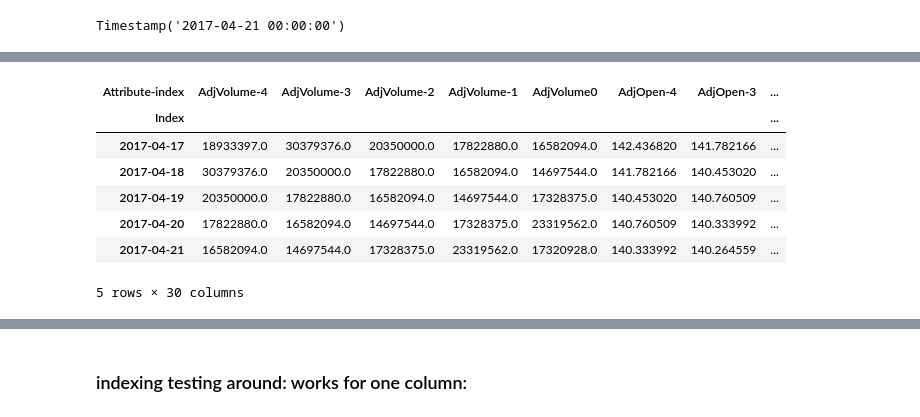
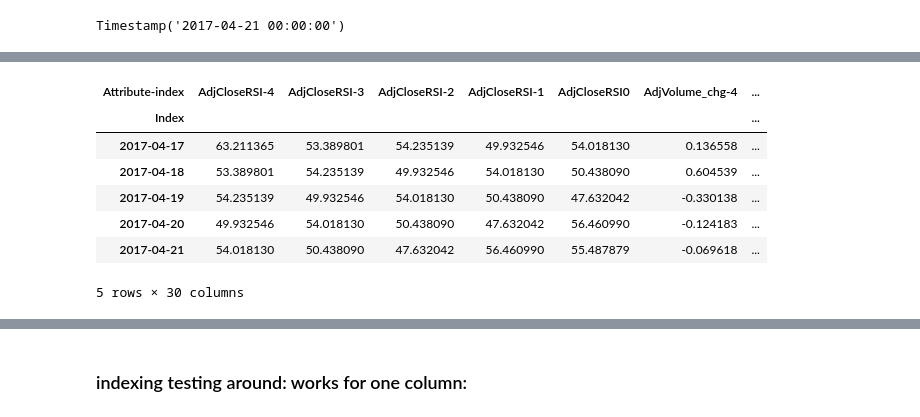
Before and after one commit to Lindstaedt/Stock-recommendation-with-ML, a Jupyter notebook: trader.ipynb, the cells around one changed output, grey strips where cells are left out. Cells and saved outputs as stored; diff of their text form; code cells hidden in the pictures.

```diff
--- a/trader.ipynb
+++ b/trader.ipynb
@@ -306,51 +350,71 @@ target_row
 # %%
-df_X = pd.DataFrame()
+def create_feature_cols_df(df_X_base_data, n_days_features=n_days_features):
+    '''
+    Take dataframe with date index (sorted increasing time) with multiple columns and return a new wider dataframe
+    where the rows for the last n_days_features have been pivoted into additional columns
+    Input:
+        df_X_base_data - dataframe with date index
+    Output:
+        df_X - datafram that has length of df_X_base_data.shape[0] - n_days_features and more columns than df_X_base_data
+    '''
+
+    df_X = pd.DataFrame()
+
+    # total lenght of df
+    n_data_points = df_X_base_data.shape[0]
+
+    # cycle through each row of df, start at n_days_features-1 because we wouldn't have enough history for first rows
+    for i in tqdm(range(n_days_features, n_data_points+1), desc='reshaping data into feature rows'):
+        # i contains the rows number of df
+
+        df_extract = df_X_base_data.iloc[i-n_days_features:i, :]
+
+        # pull out n_days_features of rows from current position
+        df_extract = df_X_base_data.iloc[i-n_days_features:i, :].copy()
+
+        # change the index to be "days into the past" - eg current day is 0, prior day is -1, ...
+        df_extract.loc[:, 'row_index'] = range(-n_days_features+1, 1)
+
+        # make this the new index
+        df_extract.set_index('row_index', inplace=True)
+
+        # unstack and make it tall (ie unpivot)
+        df_extract = df_extract.unstack().reset_index()
+
+        # create new column with combined field names of attribute and index
+        # eg: AdjClose-1 for the adjusted close of day N-1 or AdjHigh-4 for the adjusted High of day N-4
+        df_extract['Attribute-index'] = df_extract['Attributes'] + df_extract['row_index'].apply(str)
+        # then drop Attributes and row_index columns since they are not needed anymore
+        df_extract.drop(columns=['Attributes', 'row_index'], inplace=True)
+
+        # set index one and transpose
+        target_row = df_extract.set_index('Attribute-index').T
+        # we now have one row of data that represents the prior n_feature_days worth of data
+
+        # fill in the target_row index with the date from the index of the source dataframe df_X_base_data (ie, day N)
+        target_row['Index'] = df_X_base_data.index.to_list()[i-1] # zero-indexed so need minus 1
+        target_row = target_row.set_index('Index')
+
+        df_X = df_X.append(target_row)
+
+    return df_X
 
 #split df into features and target (column setup_for_profitable_trade)
 df_X_base_data = df.drop(columns=['setup_for_profitable_trade'])
 df_y = df['setup_for_profitable_trade']
 
-# cycle through each row of df, start at n_days_features-1 because we wouldn't have enough history for first rows
-for i in tqdm(range(n_days_features, n_data_points+1), desc='reshaping data into feature rows'):
-    # i contains the rows number of df
+cols_set_vals_to_change = ['AdjVolume', 'AdjOpen', 'AdjLow', 'AdjHigh', 'AdjClose']
+df_X_base_data = feat_eng_changes_values_to_change(df_X_base_data, cols_set_vals_to_change)
 
-    df_extract = df.iloc[i-n_days_features:i, :]
-
-    # pull out n_days_features of rows from current position
-    df_extract = df_X_base_data.iloc[i-n_days_features:i, :].copy()
-
-    # change the index the be "days into the past" - eg current day is 0, prior day is -1, ...
-    df_extract.loc[:, 'row_index'] = range(-n_days_features+1, 1)
-
-    # make this the new index
-    df_extract.set_index('row_index', inplace=True)
-
-    # unstack and make it tall (ie unpivot)
-    df_extract = df_extract.unstack().reset_index()
-
-    # create new column with combined field names of attribute and index
-    # eg: AdjClose-1 for the adjusted close of day N-1 or AdjHigh-4 for the adjusted High of day N-4
-    df_extract['Attribute-index'] = df_extract['Attributes'] + df_extract['row_index'].apply(str)
-    # then drop Attributes and row_index columns since they are not needed anymore
-    df_extract.drop(columns=['Attributes', 'row_index'], inplace=True)
-
-    # set index one and transpose
-    target_row = df_extract.set_index('Attribute-index').T
-    # we now have one row of data that represents the prior n_feature_days worth of data
-
-    # fill in the target_row index with the date from the index of the source dataframe df_X_base_data (ie, day N)
-    target_row['Index'] = df_X_base_data.index.to_list()[i-1] # zero-indexed so need minus 1
-    target_row = target_row.set_index('Index')
-
-    df_X = df_X.append(target_row)
+df_X = create_feature_cols_df(df_X_base_data)
 
 df_X.tail()
 # %% [output]
-| Attribute-index | AdjVolume-4 | AdjVolume-3 | AdjVolume-2 | AdjVolume-1 | AdjVolume0 | AdjOpen-4 | AdjOpen-3 | ... |
-| Index |  |  |  |  |  |  |  | ... |
-| 2017-04-17 | 18933397.0 | 30379376.0 | 20350000.0 | 17822880.0 | 16582094.0 | 142.436820 | 141.782166 | ... |
-| 2017-04-18 | 30379376.0 | 20350000.0 | 17822880.0 | 16582094.0 | 14697544.0 | 141.782166 | 140.453020 | ... |
-| 2017-04-19 | 20350000.0 | 17822880.0 | 16582094.0 | 14697544.0 | 17328375.0 | 140.453020 | 140.760509 | ... |
-| 2017-04-20 | 17822880.0 | 16582094.0 | 14697544.0 | 17328375.0 | 23319562.0 | 140.760509 | 140.333992 | ... |
-| 2017-04-21 | 16582094.0 | 14697544.0 | 17328375.0 | 23319562.0 | 17320928.0 | 140.333992 | 140.264559 | ... |
+| Attribute-index | AdjCloseRSI-4 | AdjCloseRSI-3 | AdjCloseRSI-2 | AdjCloseRSI-1 | AdjCloseRSI0 | AdjVolume_chg-4 | ... |
+| Index |  |  |  |  |  |  | ... |
+| 2017-04-17 | 63.211365 | 53.389801 | 54.235139 | 49.932546 | 54.018130 | 0.136558 | ... |
+| 2017-04-18 | 53.389801 | 54.235139 | 49.932546 | 54.018130 | 50.438090 | 0.604539 | ... |
+| 2017-04-19 | 54.235139 | 49.932546 | 54.018130 | 50.438090 | 47.632042 | -0.330138 | ... |
+| 2017-04-20 | 49.932546 | 54.018130 | 50.438090 | 47.632042 | 56.460990 | -0.124183 | ... |
+| 2017-04-21 | 54.018130 | 50.438090 | 47.632042 | 56.460990 | 55.487879 | -0.069618 | ... |
 5 rows × 30 columns
```
Also changed, not shown: parts of 15 cells of this notebook.
